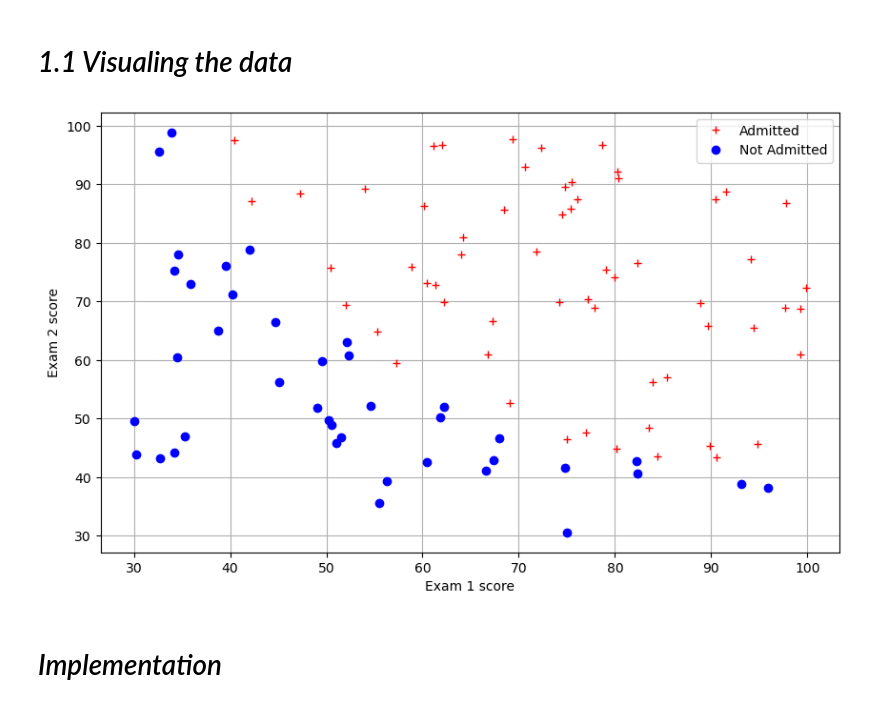
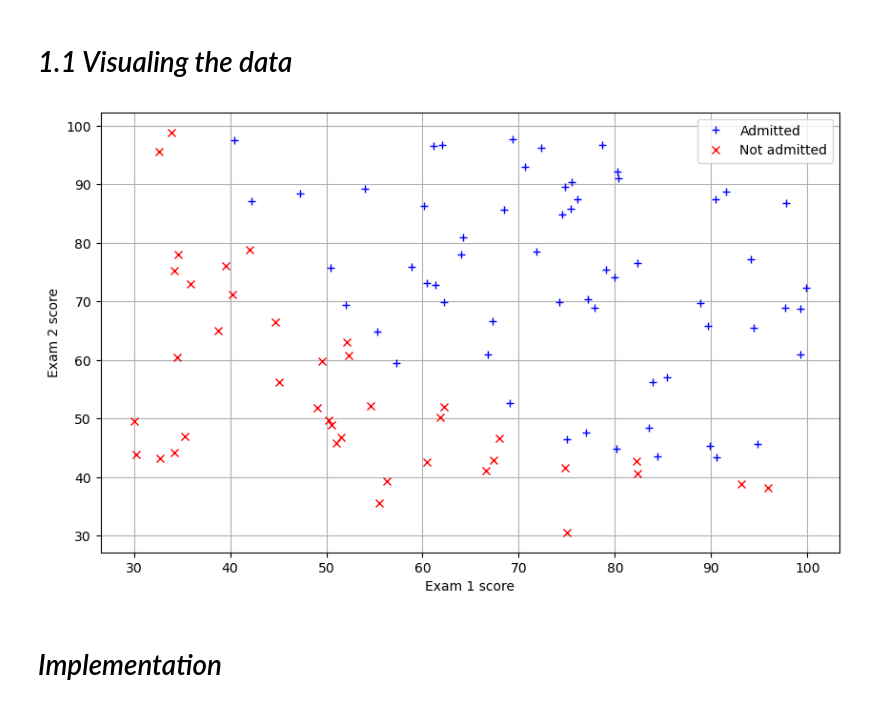
Before and after one commit to preetamshandilya/Ai, a Jupyter notebook: Ml/Classification/Logistic/logistic_1.ipynb, the cells around one changed output. Saved outputs shown, nothing was run; the diff lists cells and outputs as text; code cells hidden in the pictures.

```diff
--- a/Ml/Classification/Logistic/logistic_1.ipynb
+++ b/Ml/Classification/Logistic/logistic_1.ipynb
@@ -65,20 +65,22 @@ X = np.insert(X,0,1,axis= 1)
 # *1.1 Visualing the data*
 # %%
 pos = np.array([X[i] for i in range(X.shape[0]) if y[i] == 1])
-nul = np.array([X[i] for i in range(X.shape[0]) if y[i] == 0])
+neg = np.array([X[i] for i in range(X.shape[0]) if y[i] == 0])
 
-# print(nul)
+# print(neg)
 # %%
-plt.figure(figsize=(10,6))
-plt.plot(pos[:,1] , pos[:,2] , 'r+', label = 'Admitted')
-plt.plot(nul[:,1]  ,nul[:,2]  ,'bo'  ,label = "Not Admitted")
-plt.xlabel('Exam 1 score')
-plt.ylabel('Exam 2 score')
-plt.grid(True)
-plt.legend()
-plt.show()
+def plotData():
+    plt.figure(figsize=(10,6))
+    plt.plot(pos[:,1],pos[:,2],'b+',label='Admitted')
+    plt.plot(neg[:,1],neg[:,2],'rx',label='Not admitted')
+    plt.xlabel('Exam 1 score')
+    plt.ylabel('Exam 2 score')
+    plt.legend()
+    plt.grid(True)
+
+plotData()
 # %% [output]
-[figure, old version]
+[figure, new version]
 # %% [markdown]
 # *Implementation*
 # %% [markdown]
```
Also changed, not shown: parts of 13 cells of this notebook, 1 other file.
